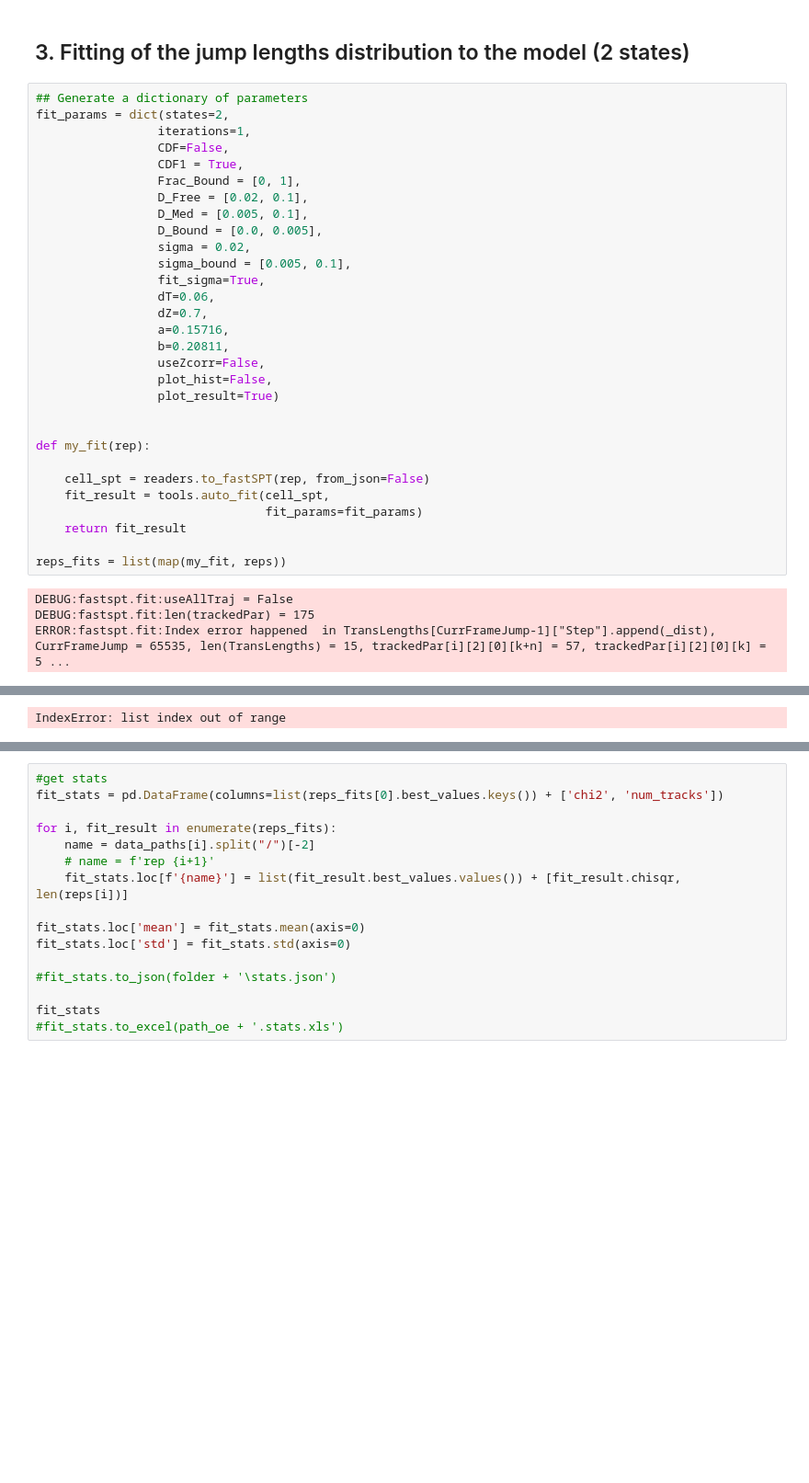
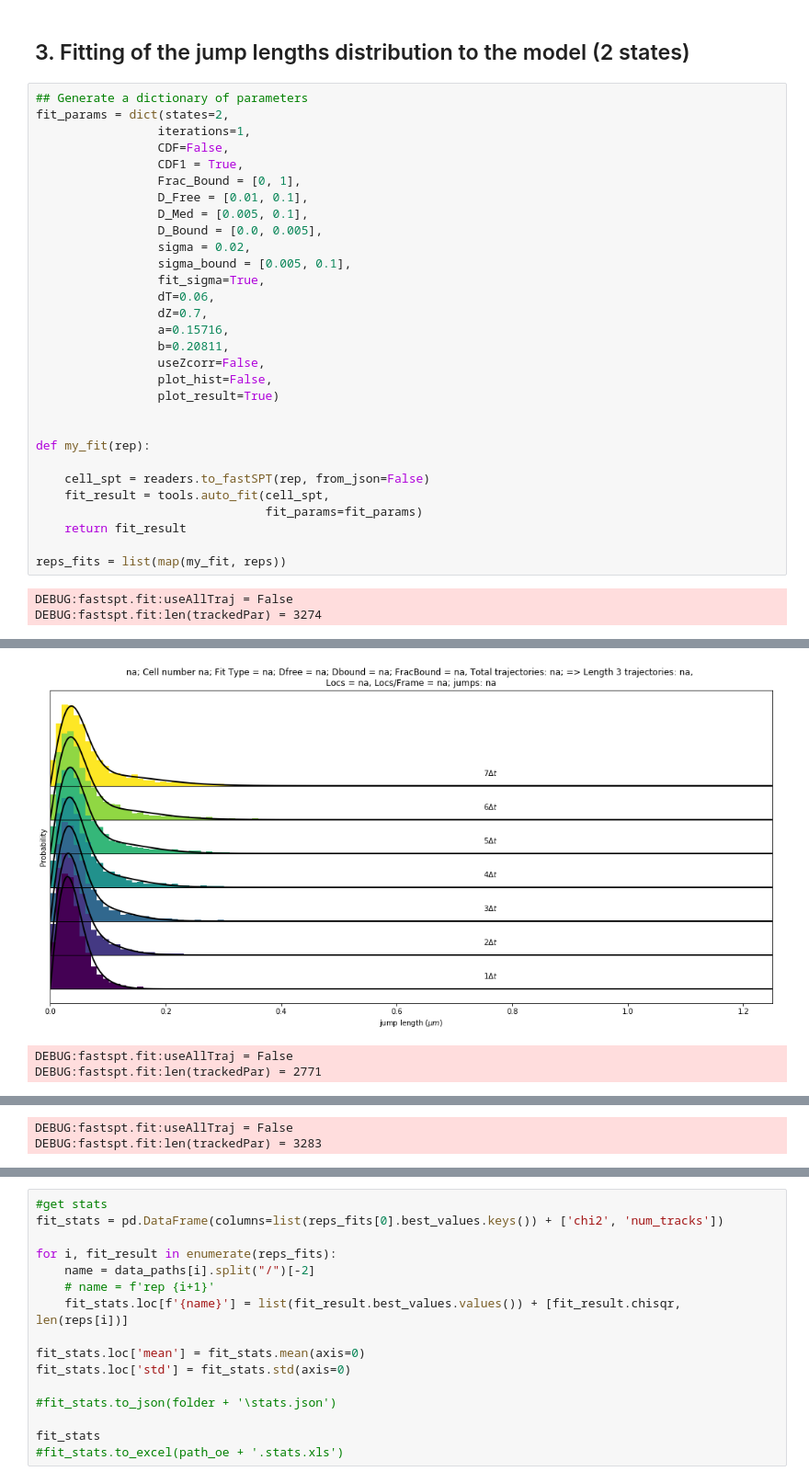
Before and after one commit to aaristov/Spot-On-Cli, a Jupyter notebook: From_raw_mat_Francois.ipynb, the cells around one changed output, grey strips where cells are left out. Shown: that part at 92% size. Drawn from its saved outputs; the diff is of its cells as text; blank space fills up the shorter version.

```diff
--- a/From_raw_mat_Francois.ipynb
+++ b/From_raw_mat_Francois.ipynb
@@ -192,7 +154,7 @@ fit_params = dict(states=2,
                  CDF=False,
                  CDF1 = True,
                  Frac_Bound = [0, 1],
-                 D_Free = [0.02, 0.1],
+                 D_Free = [0.01, 0.1],
                  D_Med = [0.005, 0.1],
                  D_Bound = [0.0, 0.005],
                  sigma = 0.02,
@@ -217,5 +179,4 @@ def my_fit(rep):
 reps_fits = list(map(my_fit, reps))
 # %% [output]
 DEBUG:fastspt.fit:useAllTraj = False
-DEBUG:fastspt.fit:len(trackedPar) = 175
-ERROR:fastspt.fit:Index error happened  in TransLengths[CurrFrameJump-1]["Step"].append(_dist), CurrFrameJump = 65535, len(TransLengths) = 15, trackedPar[i][2][0][k+n] = 57, trackedPar[i][2][0][k] = 5 ...
+DEBUG:fastspt.fit:len(trackedPar) = 3274
@@ -223 +196,3 @@ Number of frames: 1000.0, number of localizations: 1414
+[figure, added]
-IndexError: list index out of range
+DEBUG:fastspt.fit:useAllTraj = False
+DEBUG:fastspt.fit:len(trackedPar) = 2771
@@ -223,0 +213,2 @@ IndexError: list index out of range
+DEBUG:fastspt.fit:useAllTraj = False
+DEBUG:fastspt.fit:len(trackedPar) = 3283
```
Also changed, not shown: parts of 9 cells of this notebook.
